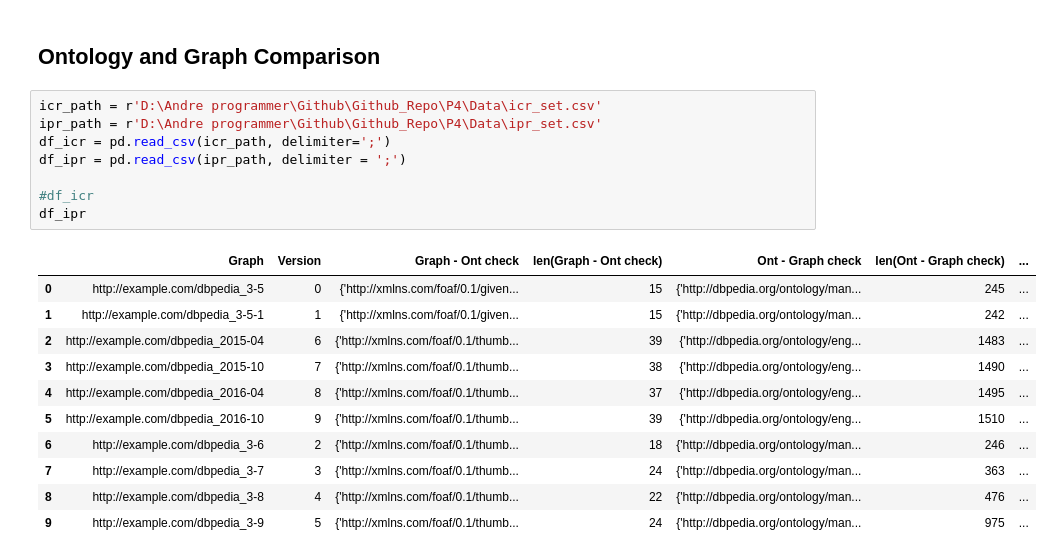
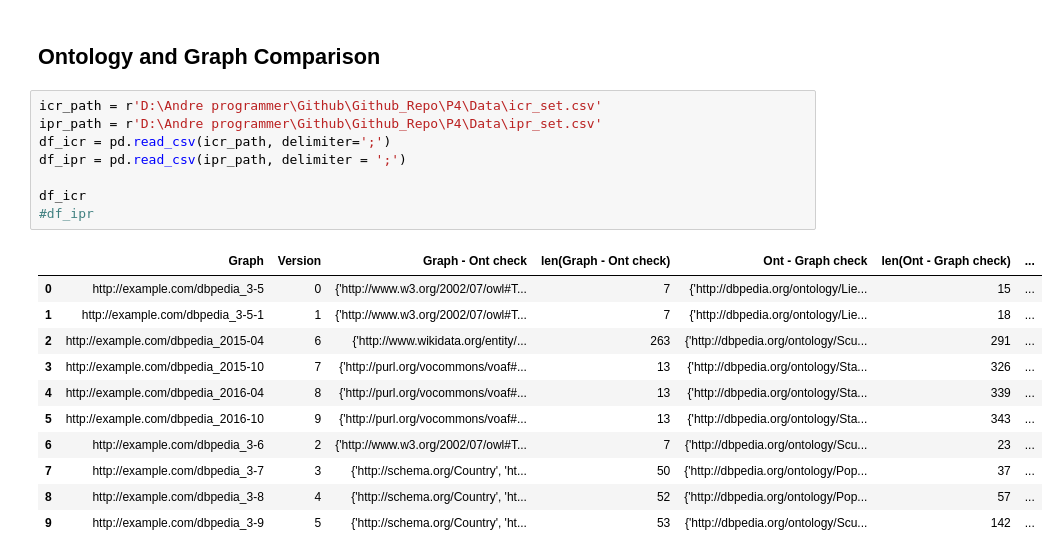
Before and after one commit to EBrandDV/P4, a Jupyter notebook: Daniel/analysis.ipynb, the cells around one changed output. Saved outputs shown, nothing was run; the diff lists cells and outputs as text.

```diff
--- a/Daniel/analysis.ipynb
+++ b/Daniel/analysis.ipynb
@@ -63,20 +63,20 @@ qual_plots(q_df)
 # %%
 icr_path = r'D:\Andre programmer\Github\Github_Repo\P4\Data\icr_set.csv'
 ipr_path = r'D:\Andre programmer\Github\Github_Repo\P4\Data\ipr_set.csv'
 df_icr = pd.read_csv(icr_path, delimiter=';')
 df_ipr = pd.read_csv(ipr_path, delimiter = ';')
 
-#df_icr
-df_ipr
+df_icr
+#df_ipr
 # %% [output]
 |  | Graph | Version | Graph - Ont check | len(Graph - Ont check) | Ont - Graph check | len(Ont - Graph check) | ... |
-| 0 | http://example.com/dbpedia_3-5 | 0 | {'http://xmlns.com/foaf/0.1/given... | 15 | {'http://dbpedia.org/ontology/man... | 245 | ... |
-| 1 | http://example.com/dbpedia_3-5-1 | 1 | {'http://xmlns.com/foaf/0.1/given... | 15 | {'http://dbpedia.org/ontology/man... | 242 | ... |
-| 2 | http://example.com/dbpedia_2015-04 | 6 | {'http://xmlns.com/foaf/0.1/thumb... | 39 | {'http://dbpedia.org/ontology/eng... | 1483 | ... |
-| 3 | http://example.com/dbpedia_2015-10 | 7 | {'http://xmlns.com/foaf/0.1/thumb... | 38 | {'http://dbpedia.org/ontology/eng... | 1490 | ... |
-| 4 | http://example.com/dbpedia_2016-04 | 8 | {'http://xmlns.com/foaf/0.1/thumb... | 37 | {'http://dbpedia.org/ontology/eng... | 1495 | ... |
-| 5 | http://example.com/dbpedia_2016-10 | 9 | {'http://xmlns.com/foaf/0.1/thumb... | 39 | {'http://dbpedia.org/ontology/eng... | 1510 | ... |
-| 6 | http://example.com/dbpedia_3-6 | 2 | {'http://xmlns.com/foaf/0.1/thumb... | 18 | {'http://dbpedia.org/ontology/man... | 246 | ... |
-| 7 | http://example.com/dbpedia_3-7 | 3 | {'http://xmlns.com/foaf/0.1/thumb... | 24 | {'http://dbpedia.org/ontology/man... | 363 | ... |
-| 8 | http://example.com/dbpedia_3-8 | 4 | {'http://xmlns.com/foaf/0.1/thumb... | 22 | {'http://dbpedia.org/ontology/man... | 476 | ... |
-| 9 | http://example.com/dbpedia_3-9 | 5 | {'http://xmlns.com/foaf/0.1/thumb... | 24 | {'http://dbpedia.org/ontology/man... | 975 | ... |
+| 0 | http://example.com/dbpedia_3-5 | 0 | {'http://www.w3.org/2002/07/owl#T... | 7 | {'http://dbpedia.org/ontology/Lie... | 15 | ... |
+| 1 | http://example.com/dbpedia_3-5-1 | 1 | {'http://www.w3.org/2002/07/owl#T... | 7 | {'http://dbpedia.org/ontology/Lie... | 18 | ... |
+| 2 | http://example.com/dbpedia_2015-04 | 6 | {'http://www.wikidata.org/entity/... | 263 | {'http://dbpedia.org/ontology/Scu... | 291 | ... |
+| 3 | http://example.com/dbpedia_2015-10 | 7 | {'http://purl.org/vocommons/voaf#... | 13 | {'http://dbpedia.org/ontology/Sta... | 326 | ... |
+| 4 | http://example.com/dbpedia_2016-04 | 8 | {'http://purl.org/vocommons/voaf#... | 13 | {'http://dbpedia.org/ontology/Sta... | 339 | ... |
+| 5 | http://example.com/dbpedia_2016-10 | 9 | {'http://purl.org/vocommons/voaf#... | 13 | {'http://dbpedia.org/ontology/Sta... | 343 | ... |
+| 6 | http://example.com/dbpedia_3-6 | 2 | {'http://www.w3.org/2002/07/owl#T... | 7 | {'http://dbpedia.org/ontology/Scu... | 23 | ... |
+| 7 | http://example.com/dbpedia_3-7 | 3 | {'http://schema.org/Country', 'ht... | 50 | {'http://dbpedia.org/ontology/Pop... | 37 | ... |
+| 8 | http://example.com/dbpedia_3-8 | 4 | {'http://schema.org/Country', 'ht... | 52 | {'http://dbpedia.org/ontology/Pop... | 57 | ... |
+| 9 | http://example.com/dbpedia_3-9 | 5 | {'http://schema.org/Country', 'ht... | 53 | {'http://dbpedia.org/ontology/Scu... | 142 | ... |
```
Also changed, not shown: 3 other files.
